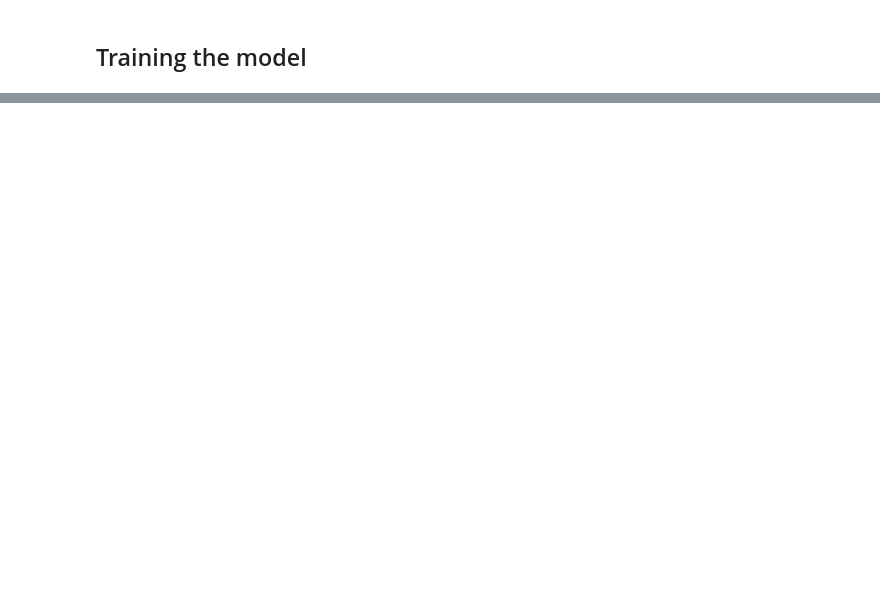
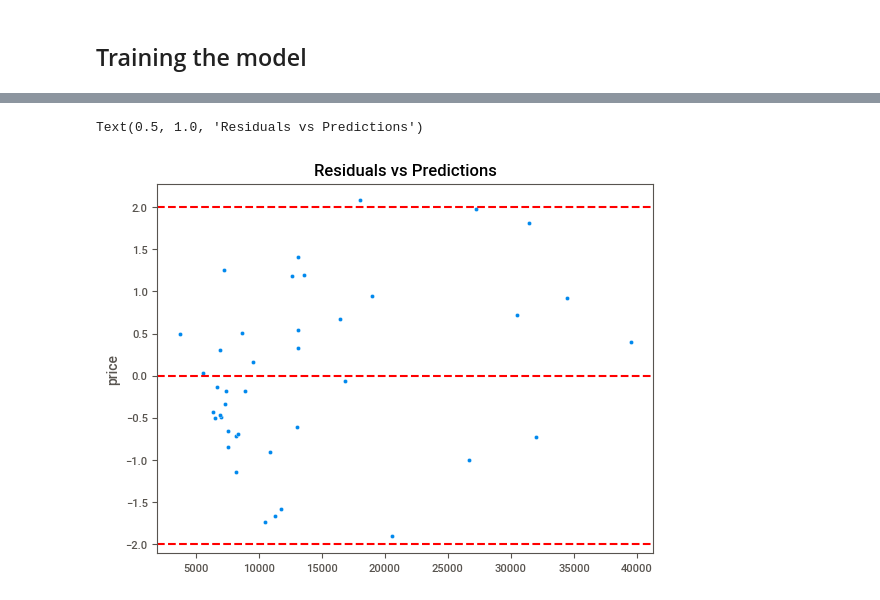
Before and after one commit to ddanielcruz/ignite-ai-05-multiple-linear-regression, a Jupyter notebook: car_prices_model.ipynb, the cells around one changed output, grey strips where cells are left out. Drawn from its saved outputs; the diff is of its cells as text; code cells hidden in the pictures; blank space fills up the shorter version.

```diff
--- a/car_prices_model.ipynb
+++ b/car_prices_model.ipynb
@@ -473,0 +303,17 @@ plt.show()
+# %%
+residuals = y_test - y_pred
+# %%
+from scipy.stats import zscore
+
+# Calculate the z-scores of the residuals (transform the residuals into a standard normal distribution)
+residuals_z = zscore(residuals)
+# %%
+# Plot residuals vs predictions to check for homoscedasticity
+sns.scatterplot(x=y_pred, y=residuals_z)
+plt.axhline(y=0, color="r", linestyle="--")
+plt.axhline(y=-2, color="r", linestyle="--")
+plt.axhline(y=2, color="r", linestyle="--")
+plt.title("Residuals vs Predictions")
+# %% [output]
+Text(0.5, 1.0, 'Residuals vs Predictions')
+[figure, added]
```
Also changed, not shown: parts of 77 cells of this notebook, 2 other files.
